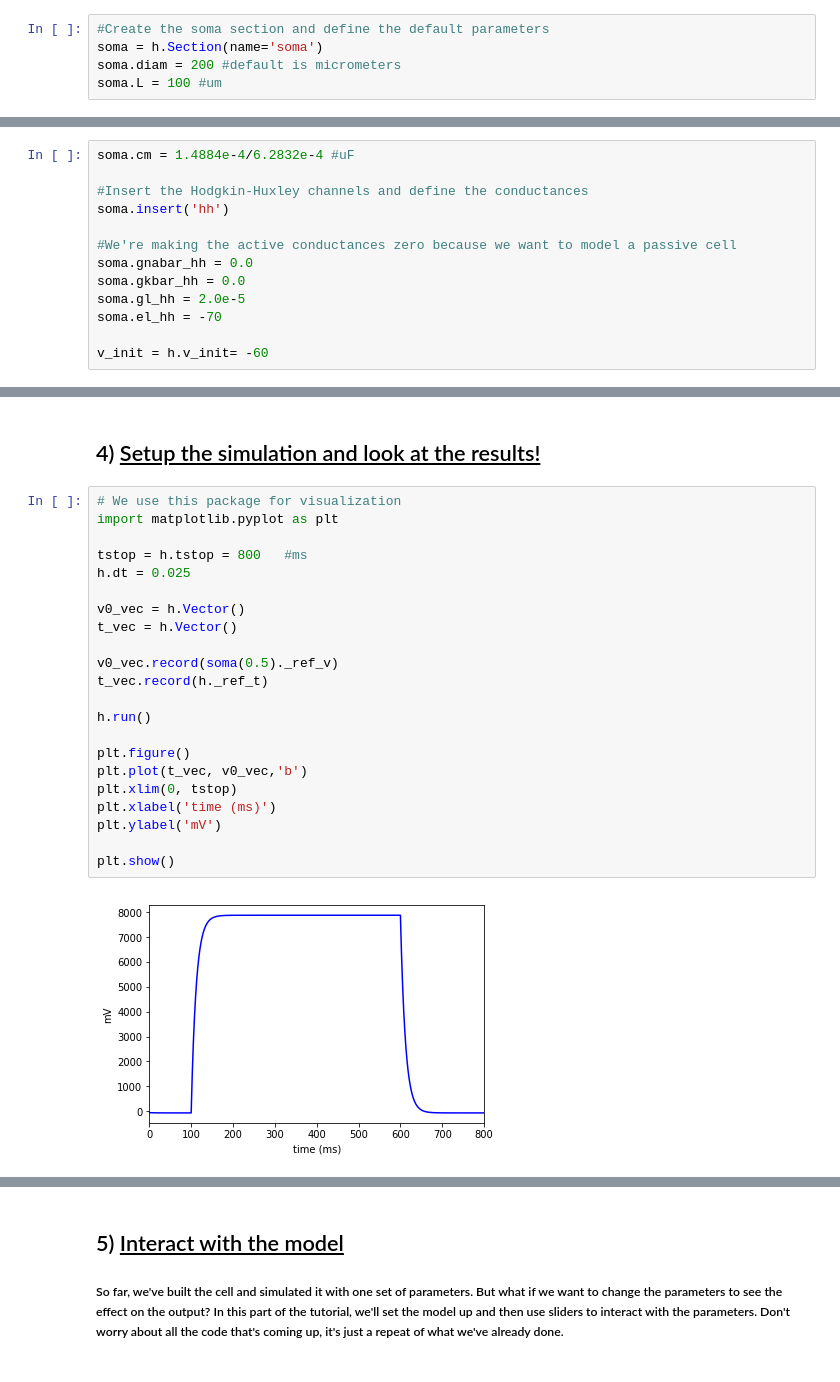
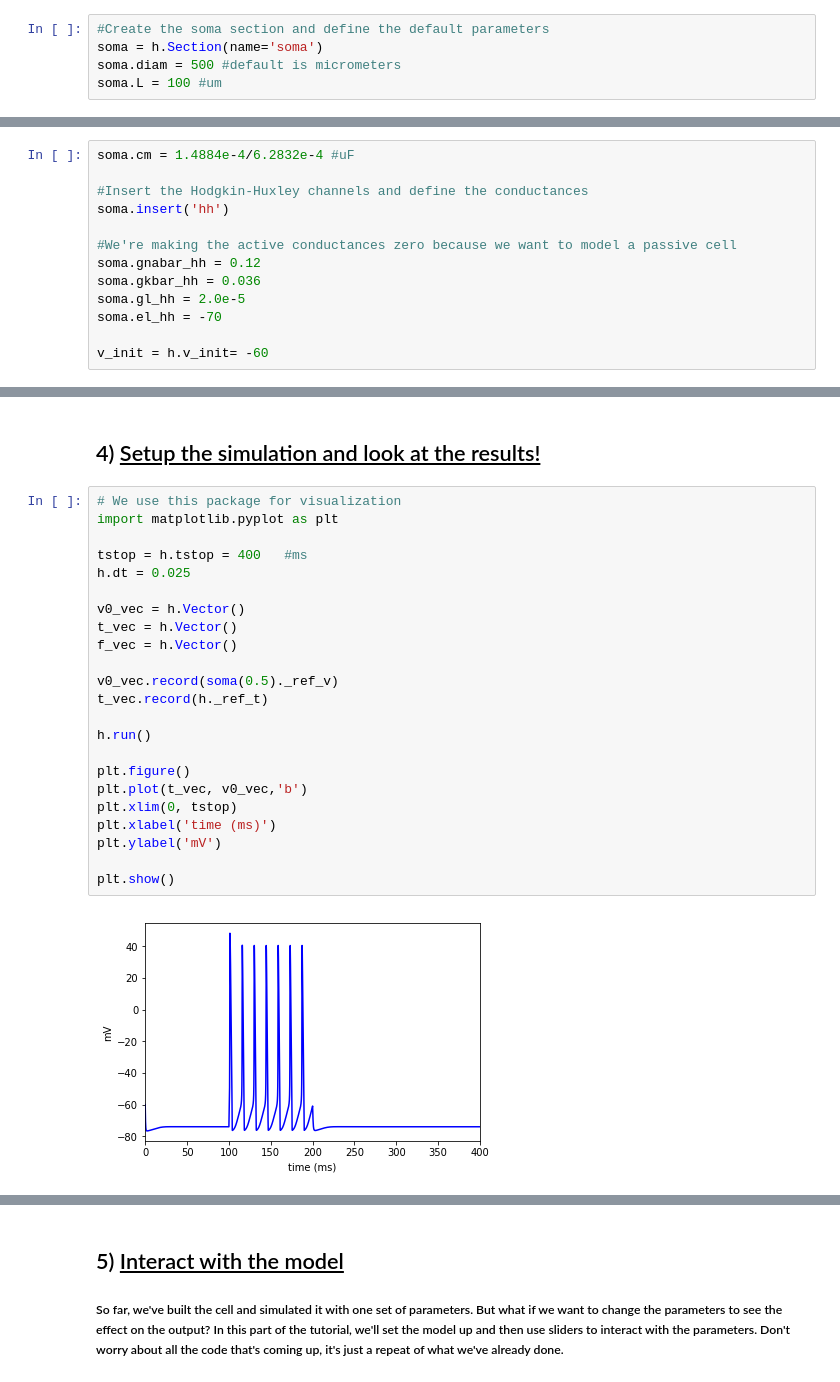
Before and after one commit to erinshappell/MizzouREU, a Jupyter notebook: Software Experiments/SE1/PassiveCell.ipynb, the cells around one changed output, grey strips where cells are left out. Cells and saved outputs as stored; diff of their text form.

```diff
--- a/Software Experiments/SE1/PassiveCell.ipynb
+++ b/Software Experiments/SE1/PassiveCell.ipynb
@@ -25,7 +25,7 @@ h.load_file('stdrun.hoc')
 # %%
 #Create the soma section and define the default parameters
 soma = h.Section(name='soma')
-soma.diam = 200 #default is micrometers
+soma.diam = 500 #default is micrometers
 soma.L = 100 #um
 # %% [markdown]
 ## 2) <u>Define the cell's biophysics
@@ -36,8 +36,8 @@ soma.cm = 1.4884e-4/6.2832e-4 #uF
 soma.insert('hh')
 
 #We're making the active conductances zero because we want to model a passive cell
-soma.gnabar_hh = 0.0
-soma.gkbar_hh = 0.0
+soma.gnabar_hh = 0.12
+soma.gkbar_hh = 0.036
 soma.gl_hh = 2.0e-5
 soma.el_hh = -70
 
@@ -56,24 +56,25 @@ stim.amp = 100.0 #nA
 # %%
 # We use this package for visualization
 import matplotlib.pyplot as plt
 
-tstop = h.tstop = 800   #ms
+tstop = h.tstop = 400   #ms
 h.dt = 0.025
 
 v0_vec = h.Vector()
 t_vec = h.Vector()
+f_vec = h.Vector()
 
 v0_vec.record(soma(0.5)._ref_v)
 t_vec.record(h._ref_t)
 
 h.run()
 
 plt.figure()
 plt.plot(t_vec, v0_vec,'b')
 plt.xlim(0, tstop)
 plt.xlabel('time (ms)')
 plt.ylabel('mV')
 
 plt.show()
 # %% [output]
-[figure, old version]
+[figure, new version]
```
Also changed, not shown: parts of 3 cells of this notebook, 4 other files.
